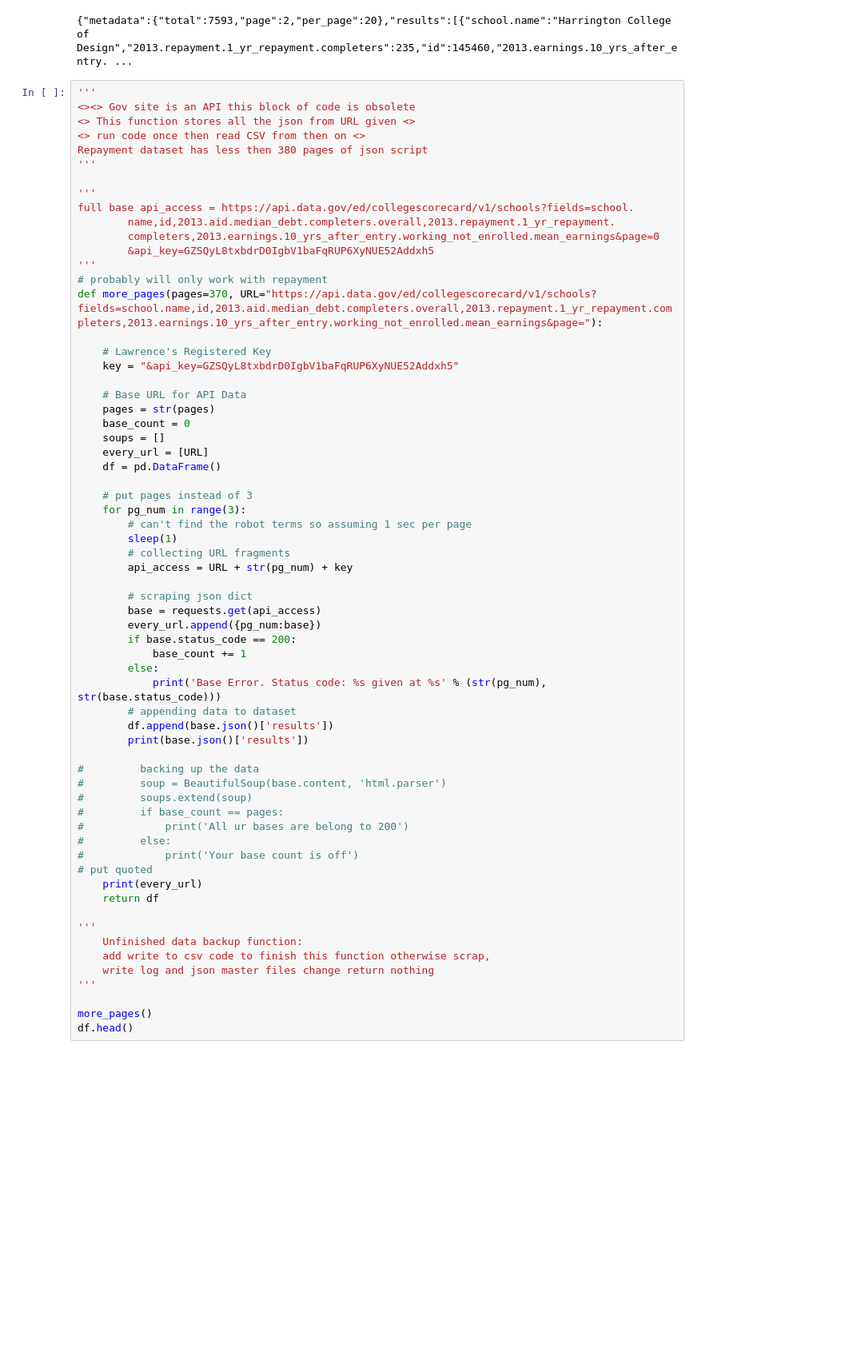
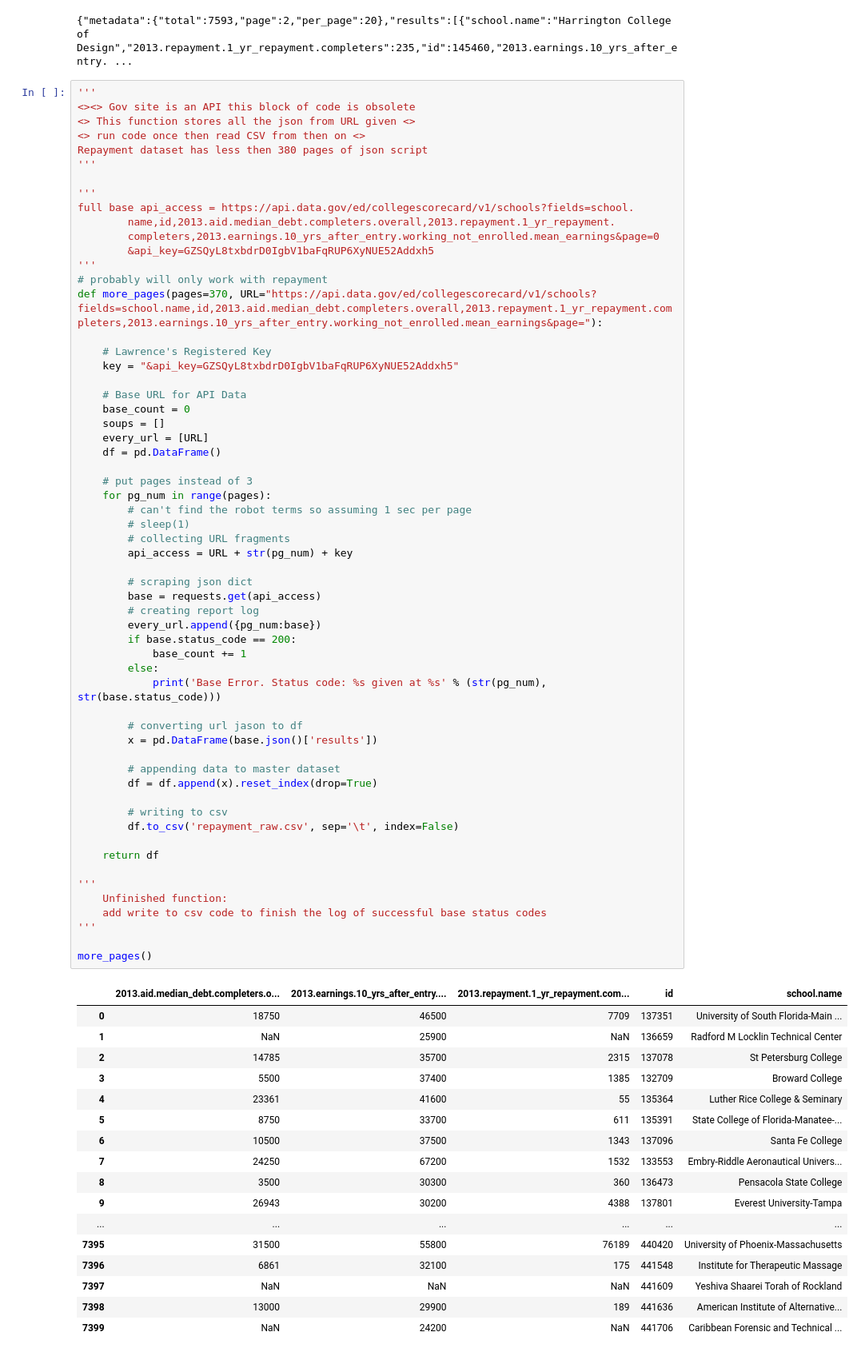
Before and after one commit to DietMocha/College_Rating, a Jupyter notebook: working/larry/Data Collection.ipynb, the cells around one changed output. Shown at 80% size. Drawn from its saved outputs; the diff is of its cells as text; blank space fills up the shorter version.

Commit message:
repayment dataset uploaded.

```diff
--- a/working/larry/Data Collection.ipynb
+++ b/working/larry/Data Collection.ipynb
@@ -84,49 +84,61 @@ def more_pages(pages=370, URL="https://api.data.gov/ed/collegescorecard/v1/schoo
 
     # Lawrence's Registered Key
     key = "&api_key=GZSQyL8txbdrD0IgbV1baFqRUP6XyNUE52Addxh5"
 
     # Base URL for API Data
-    pages = str(pages)
     base_count = 0
     soups = []
     every_url = [URL]
     df = pd.DataFrame()
 
     # put pages instead of 3
-    for pg_num in range(3):
+    for pg_num in range(pages):
         # can't find the robot terms so assuming 1 sec per page
-        sleep(1)
+        # sleep(1)
         # collecting URL fragments
         api_access = URL + str(pg_num) + key
 
         # scraping json dict
         base = requests.get(api_access)
+        # creating report log
         every_url.append({pg_num:base})
         if base.status_code == 200:
             base_count += 1
         else:
             print('Base Error. Status code: %s given at %s' % (str(pg_num), str(base.status_code)))
-        # appending data to dataset
-        df.append(base.json()['results'])
-        print(base.json()['results'])
 
-#         backing up the data
-#         soup = BeautifulSoup(base.content, 'html.parser')
-#         soups.extend(soup)
-#         if base_count == pages:
-#             print('All ur bases are belong to 200')
-#         else:
-#             print('Your base count is off')
-# put quoted
-    print(every_url)
+        # converting url jason to df
+        x = pd.DataFrame(base.json()['results'])
+
+        # appending data to master dataset
+        df = df.append(x).reset_index(drop=True)
+
+        # writing to csv
+        df.to_csv('repayment_raw.csv', sep='\t', index=False)
+
     return df
 
 '''
-    Unfinished data backup function:
-    add write to csv code to finish this function otherwise scrap,
-    write log and json master files change return nothing
+    Unfinished function:
+    add write to csv code to finish the log of successful base status codes
 '''
 
 more_pages()
-df.head()
 # %% [output]
+|  | 2013.aid.median_debt.completers.o... | 2013.earnings.10_yrs_after_entry.... | 2013.repayment.1_yr_repayment.com... | id | school.name |
+| 0 | 18750 | 46500 | 7709 | 137351 | University of South Florida-Main ... |
+| 1 | NaN | 25900 | NaN | 136659 | Radford M Locklin Technical Center |
+| 2 | 14785 | 35700 | 2315 | 137078 | St Petersburg College |
+| 3 | 5500 | 37400 | 1385 | 132709 | Broward College |
+| 4 | 23361 | 41600 | 55 | 135364 | Luther Rice College & Seminary |
+| 5 | 8750 | 33700 | 611 | 135391 | State College of Florida-Manatee-... |
+| 6 | 10500 | 37500 | 1343 | 137096 | Santa Fe College |
+| 7 | 24250 | 67200 | 1532 | 133553 | Embry-Riddle Aeronautical Univers... |
+| 8 | 3500 | 30300 | 360 | 136473 | Pensacola State College |
+| 9 | 26943 | 30200 | 4388 | 137801 | Everest University-Tampa |
+| ... | ... | ... | ... | ... | ... |
+| 7395 | 31500 | 55800 | 76189 | 440420 | University of Phoenix-Massachusetts |
+| 7396 | 6861 | 32100 | 175 | 441548 | Institute for Therapeutic Massage |
+| 7397 | NaN | NaN | NaN | 441609 | Yeshiva Shaarei Torah of Rockland |
+| 7398 | 13000 | 29900 | 189 | 441636 | American Institute of Alternative... |
+| 7399 | NaN | 24200 | NaN | 441706 | Caribbean Forensic and Technical ... |
```
Also changed, not shown: parts of 7 cells of this notebook, 2 other files.
